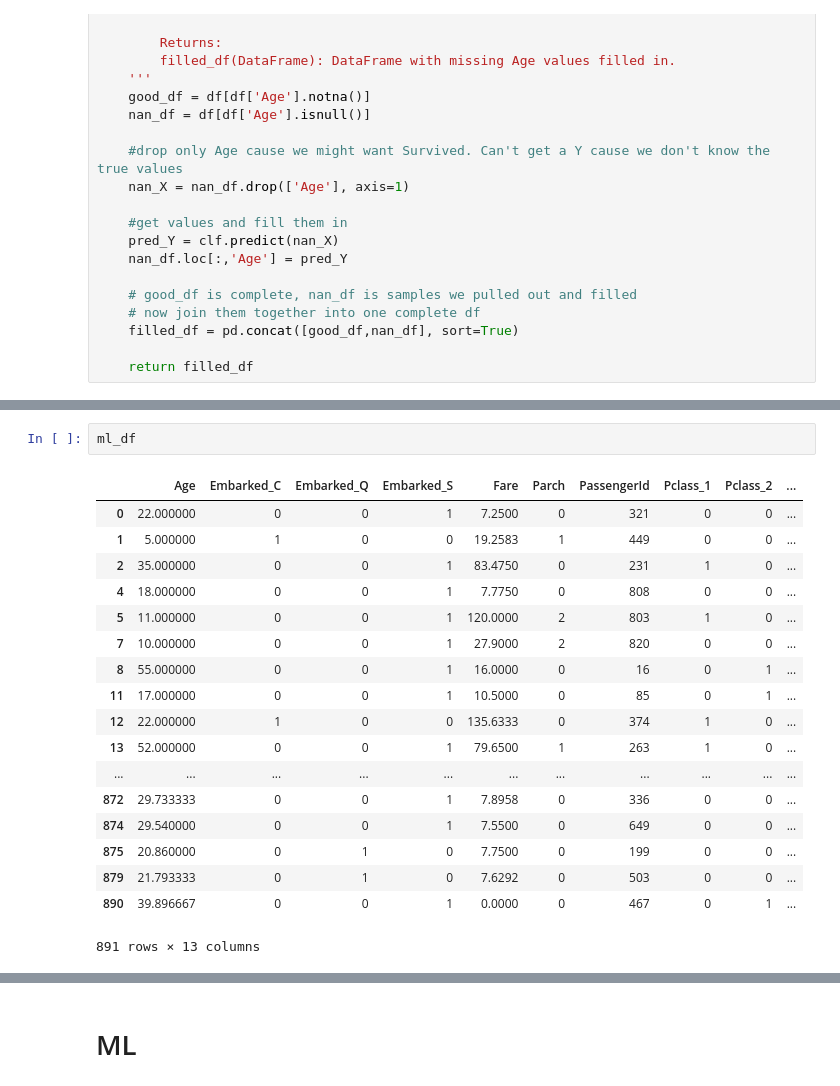
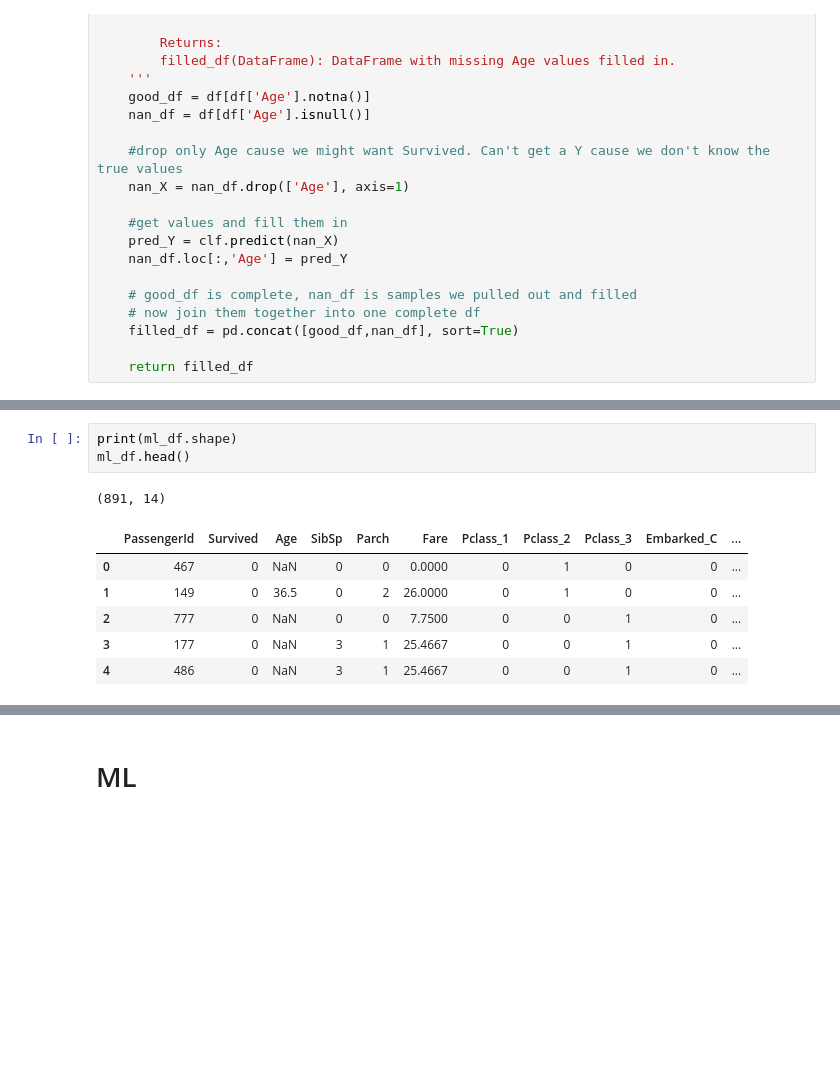
Before and after one commit to c1rowe/titanic, a Jupyter notebook: titanic_ml.ipynb, the cells around one changed output, grey strips where cells are left out. Drawn from its saved outputs; the diff is of its cells as text; blank space fills up the shorter version.

```diff
--- a/titanic_ml.ipynb
+++ b/titanic_ml.ipynb
@@ -425,24 +425,14 @@ Try using .loc[row_indexer,col_indexer] = value instead
 
 See the caveats in the documentation: http://pandas.pydata.org/pandas-docs/stable/indexing.html#indexing-view-versus-copy
   self.obj[item] = s
-# %%
-ml_df
-# %% [output]
-|  | Age | Embarked_C | Embarked_Q | Embarked_S | Fare | Parch | PassengerId | Pclass_1 | Pclass_2 | ... |
-| 0 | 22.000000 | 0 | 0 | 1 | 7.2500 | 0 | 321 | 0 | 0 | ... |
-| 1 | 5.000000 | 1 | 0 | 0 | 19.2583 | 1 | 449 | 0 | 0 | ... |
-| 2 | 35.000000 | 0 | 0 | 1 | 83.4750 | 0 | 231 | 1 | 0 | ... |
-| 4 | 18.000000 | 0 | 0 | 1 | 7.7750 | 0 | 808 | 0 | 0 | ... |
-| 5 | 11.000000 | 0 | 0 | 1 | 120.0000 | 2 | 803 | 1 | 0 | ... |
-| 7 | 10.000000 | 0 | 0 | 1 | 27.9000 | 2 | 820 | 0 | 0 | ... |
-| 8 | 55.000000 | 0 | 0 | 1 | 16.0000 | 0 | 16 | 0 | 1 | ... |
-| 11 | 17.000000 | 0 | 0 | 1 | 10.5000 | 0 | 85 | 0 | 1 | ... |
-| 12 | 22.000000 | 1 | 0 | 0 | 135.6333 | 0 | 374 | 1 | 0 | ... |
-| 13 | 52.000000 | 0 | 0 | 1 | 79.6500 | 1 | 263 | 1 | 0 | ... |
-| ... | ... | ... | ... | ... | ... | ... | ... | ... | ... | ... |
-| 872 | 29.733333 | 0 | 0 | 1 | 7.8958 | 0 | 336 | 0 | 0 | ... |
-| 874 | 29.540000 | 0 | 0 | 1 | 7.5500 | 0 | 649 | 0 | 0 | ... |
-| 875 | 20.860000 | 0 | 1 | 0 | 7.7500 | 0 | 199 | 0 | 0 | ... |
-| 879 | 21.793333 | 0 | 1 | 0 | 7.6292 | 0 | 503 | 0 | 0 | ... |
-| 890 | 39.896667 | 0 | 0 | 1 | 0.0000 | 0 | 467 | 0 | 1 | ... |
-891 rows × 13 columns
+# %%
+print(ml_df.shape)
+ml_df.head()
+# %% [output]
+(891, 14)
+|  | PassengerId | Survived | Age | SibSp | Parch | Fare | Pclass_1 | Pclass_2 | Pclass_3 | Embarked_C | ... |
+| 0 | 467 | 0 | NaN | 0 | 0 | 0.0000 | 0 | 1 | 0 | 0 | ... |
+| 1 | 149 | 0 | 36.5 | 0 | 2 | 26.0000 | 0 | 1 | 0 | 0 | ... |
+| 2 | 777 | 0 | NaN | 0 | 0 | 7.7500 | 0 | 0 | 1 | 0 | ... |
+| 3 | 177 | 0 | NaN | 3 | 1 | 25.4667 | 0 | 0 | 1 | 0 | ... |
+| 4 | 486 | 0 | NaN | 3 | 1 | 25.4667 | 0 | 0 | 1 | 0 | ... |
```
Also changed, not shown: parts of 9 cells of this notebook.
